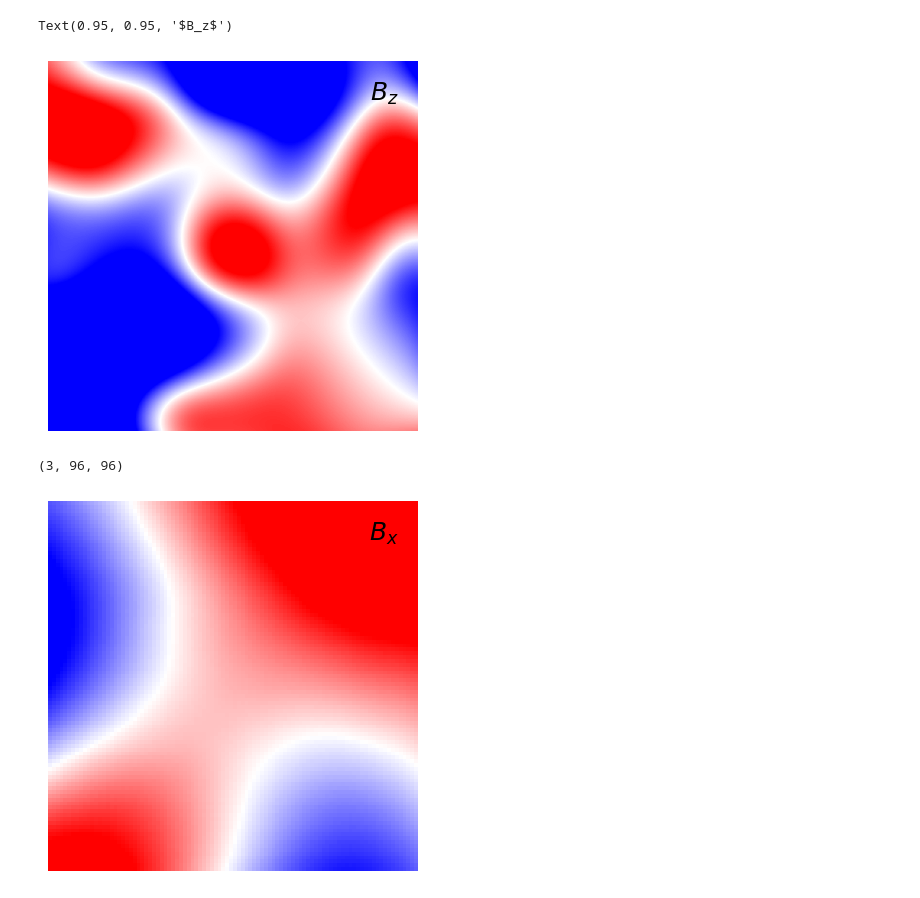
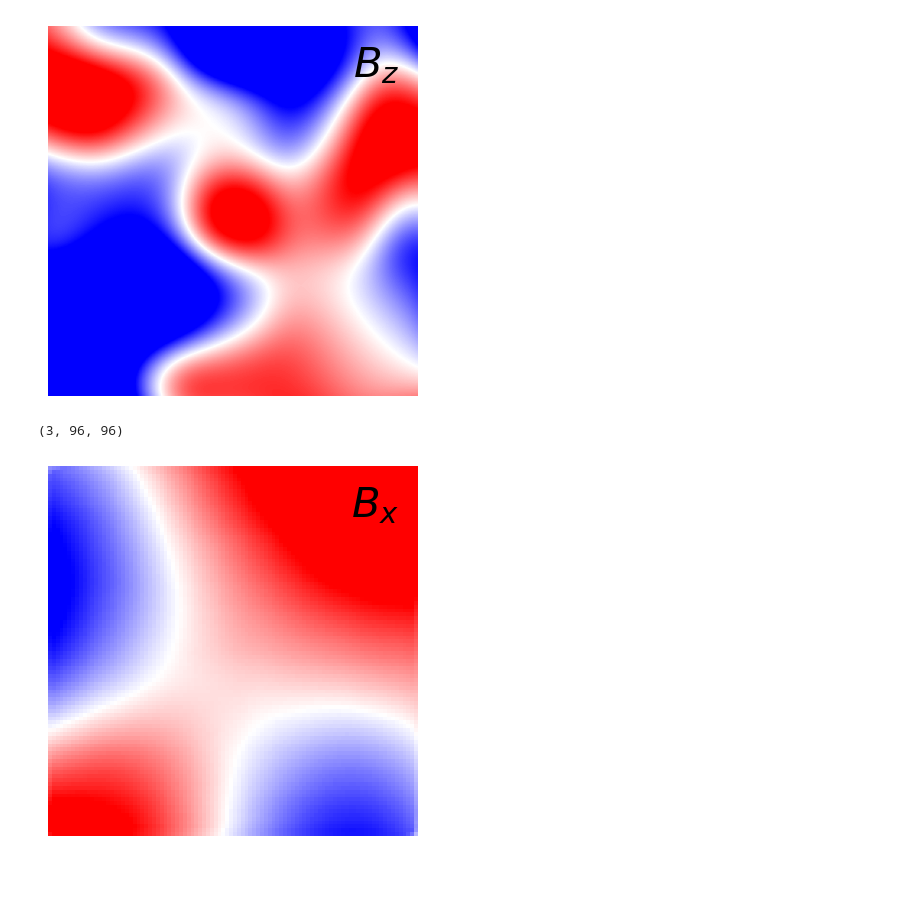
Before and after one commit to andreagboa/magfield-prediction, a Jupyter notebook: plots.ipynb, the cells around one changed output. Cells and saved outputs as stored; diff of their text form; code cells hidden in the pictures.

```diff
--- a/plots.ipynb
+++ b/plots.ipynb
@@ -12,12 +12,13 @@ from model.networks import Generator
 # %%
 # Parameters
 save = True
+save_orig = False
 img_idx = 0
 plt_scale = 0.1
-perc=100
+perc=50
 rng = np.random.default_rng(0)
 exp_path = 'C:/Users/s174370/Desktop/magfield-prediction/checkpoints/boundary_1_256/'
-model = 'in_94_l1_perc'
+model = 'in_94_l1'
 exp_path += model
 # %%
 file = h5py.File('data/bnd_256/magfield_256_large.h5')
@@ -55,11 +56,11 @@ ax.imshow(field[2,:,:], cmap='bwr',norm=colors.Normalize(vmin=-0.1, vmax=0.1), o
 # img.colorbar(img, cax=cbar_ax)
 plt.axis('off')
 ax.text(0.95, 0.95, r'$B_z$', transform=ax.transAxes,
-        horizontalalignment='right', verticalalignment='top', fontsize = 18)
-# plt.savefig("Bz_field.pdf", bbox_inches='tight', pad_inches = 0)
+        horizontalalignment='right', verticalalignment='top', fontsize = 30)
+if save_orig:
+        plt.savefig("Bz_field.png", bbox_inches='tight', pad_inches = 0)
 # %% [output]
-Text(0.95, 0.95, '$B_z$')
-[figure, old version]
+[figure, new version]
 # %%
 config = get_config(r'C:\Users\s174370\magfield-prediction\checkpoints\boundary_1_256\in_94_l1\config.yaml')
 bbox_list = [[(75, 10, 94, 94)] for _ in range(config['batch_size'])]
@@ -68,7 +69,7 @@ x, mask, orig = mask_image(np.array([field]), bboxes, config, bnd=config['bounda
 
 # sample_check(orig[0], v_max=plt_scale, filename = 'orig_box_'+model)
 # %%
-last_model_name = r'C:\Users\s174370\magfield-prediction\checkpoints\boundary_1_256\in_94_l1_perc\gen_00500000.pt'
+last_model_name = r'C:\Users\s174370\magfield-prediction\checkpoints\boundary_1_256\in_94_l1\gen_00600000.pt'
 netG = Generator(config['netG'], config['coarse_G'], True, [0])
 netG.load_state_dict(torch.load(last_model_name))
 netG = nn.parallel.DataParallel(netG, device_ids=[0])
@@ -86,13 +87,13 @@ print(out_np.shape)
 # %%
 img, ax = plt.subplots()
 ax.imshow(out_np[0,:,:], cmap='bwr',norm=colors.Normalize(vmin=-0.1, vmax=0.1), origin='lower')
 plt.axis('off')
 ax.text(0.95, 0.95, r'$B_x$', transform=ax.transAxes,
-        horizontalalignment='right', verticalalignment='top', fontsize = 18)
+        horizontalalignment='right', verticalalignment='top', fontsize = 30)
 if save:
-        plt.savefig("Bx_result_"+str(perc)+".pdf", bbox_inches='tight', pad_inches = 0)
+        plt.savefig("Bx_result_"+str(perc)+".png", bbox_inches='tight', pad_inches = 0)
 # %% [output]
-[figure, old version]
+[figure, new version]
 # %%
 img, ax = plt.subplots()
 ax.imshow(out_np[1,:,:], cmap='bwr',norm=colors.Normalize(vmin=-0.1, vmax=0.1), origin='lower')
```
Also changed, not shown: parts of 15 cells of this notebook, 17 other files.
